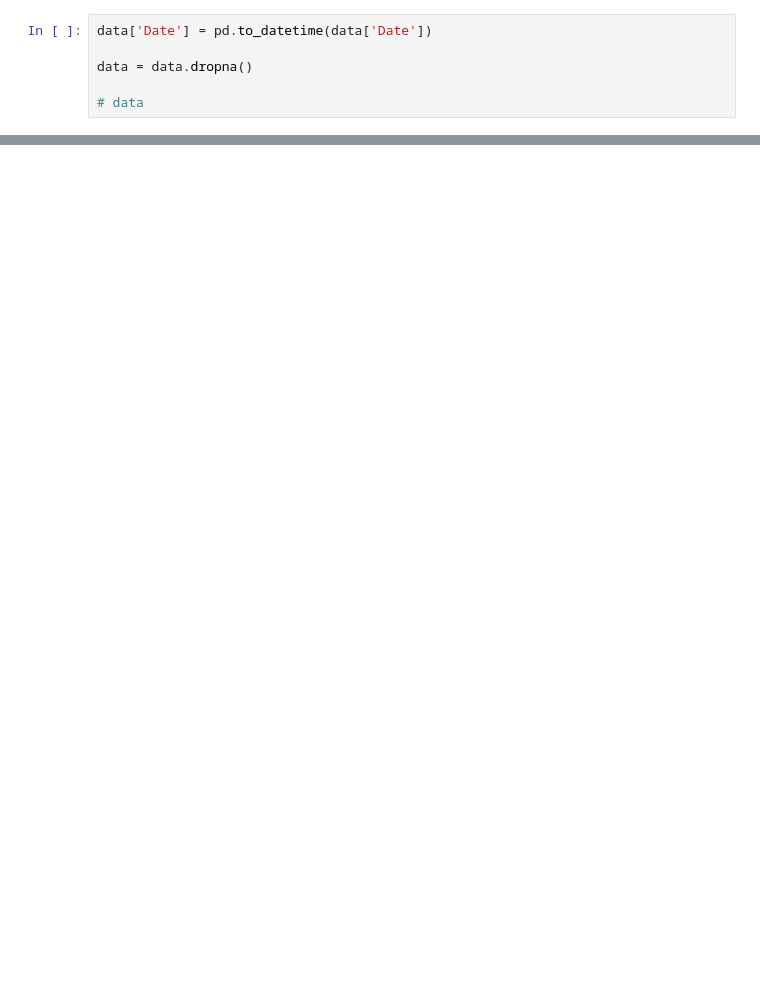
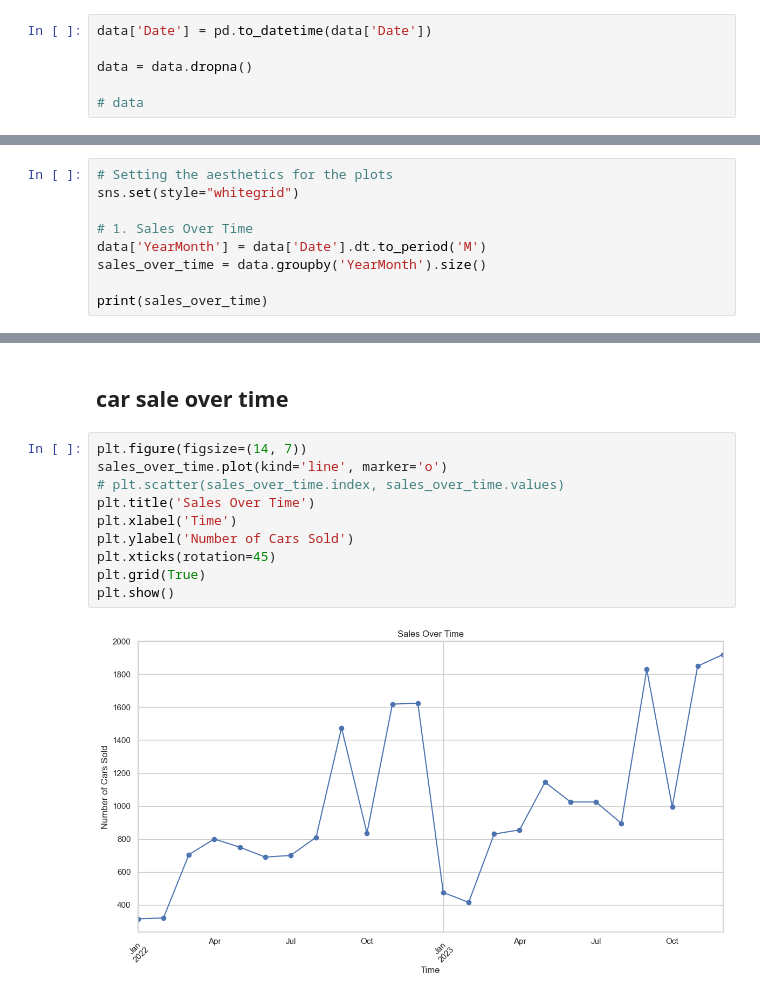
Before and after one commit to hammadaslam1/data-analysis-internee-pk, a Jupyter notebook: tsk_000_189/code/car_sales.ipynb, the cells around one changed output, grey strips where cells are left out. Cells and saved outputs as stored; diff of their text form; blank space fills up the shorter version.

```diff
--- a/tsk_000_189/code/car_sales.ipynb
+++ b/tsk_000_189/code/car_sales.ipynb
@@ -25,0 +41,9 @@ data = data.dropna()
+# %%
+# Setting the aesthetics for the plots
+sns.set(style="whitegrid")
+
+# 1. Sales Over Time
+data['YearMonth'] = data['Date'].dt.to_period('M')
+sales_over_time = data.groupby('YearMonth').size()
+
+print(sales_over_time)
@@ -25,0 +68,14 @@ data = data.dropna()
+# %% [markdown]
+## car sale over time
+# %%
+plt.figure(figsize=(14, 7))
+sales_over_time.plot(kind='line', marker='o')
+# plt.scatter(sales_over_time.index, sales_over_time.values)
+plt.title('Sales Over Time')
+plt.xlabel('Time')
+plt.ylabel('Number of Cars Sold')
+plt.xticks(rotation=45)
+plt.grid(True)
+plt.show()
+# %% [output]
+[figure, added]
```
Also changed, not shown: parts of 12 cells of this notebook.
